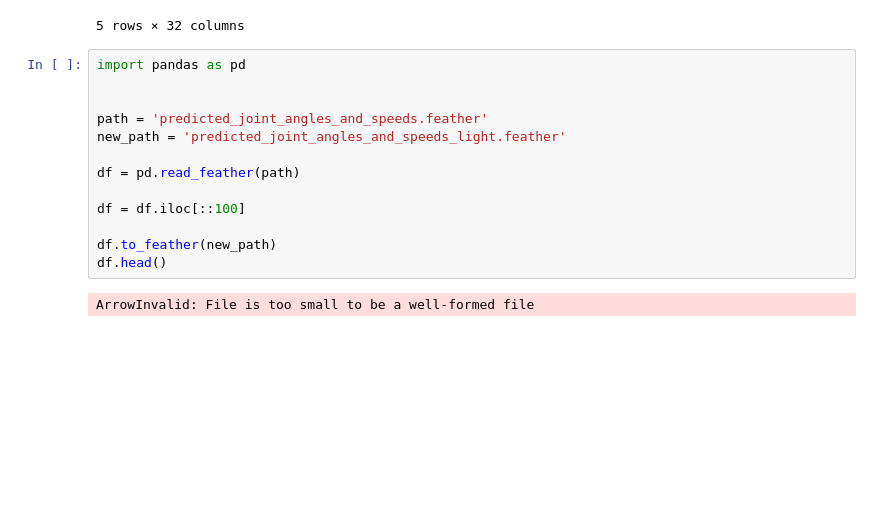
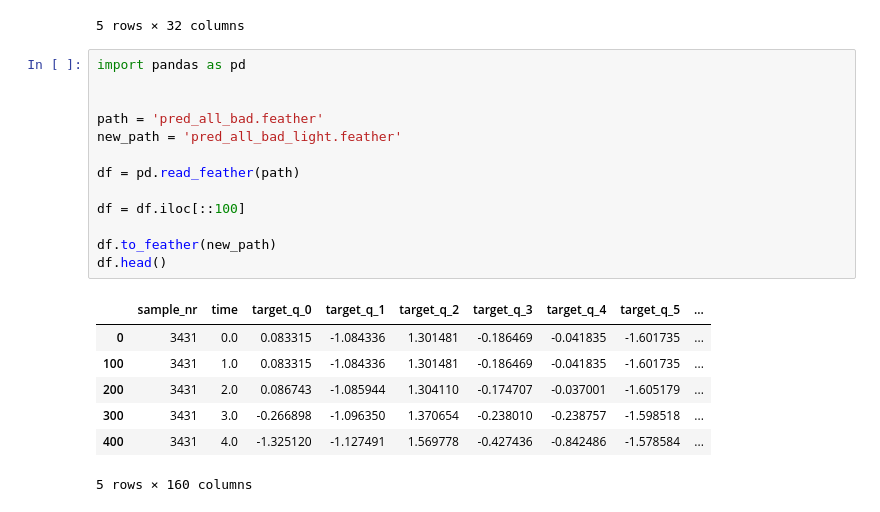
Before and after one commit to toazbenj/cmse830_fds, a Jupyter notebook: project/preprocessing/xyz_add.ipynb, the cells around one changed output. Cells and saved outputs as stored; diff of their text form; blank space fills up the shorter version.

```diff
--- a/project/preprocessing/xyz_add.ipynb
+++ b/project/preprocessing/xyz_add.ipynb
@@ -189,15 +189,21 @@ df.head()
 # %%
 import pandas as pd
 
 
-path = 'predicted_joint_angles_and_speeds.feather'
-new_path = 'predicted_joint_angles_and_speeds_light.feather'
+path = 'pred_all_bad.feather'
+new_path = 'pred_all_bad_light.feather'
 
 df = pd.read_feather(path)
 
 df = df.iloc[::100]
 
 df.to_feather(new_path)
 df.head()
 # %% [output]
+|  | sample_nr | time | target_q_0 | target_q_1 | target_q_2 | target_q_3 | target_q_4 | target_q_5 | ... |
+| 0 | 3431 | 0.0 | 0.083315 | -1.084336 | 1.301481 | -0.186469 | -0.041835 | -1.601735 | ... |
+| 100 | 3431 | 1.0 | 0.083315 | -1.084336 | 1.301481 | -0.186469 | -0.041835 | -1.601735 | ... |
+| 200 | 3431 | 2.0 | 0.086743 | -1.085944 | 1.304110 | -0.174707 | -0.037001 | -1.605179 | ... |
+| 300 | 3431 | 3.0 | -0.266898 | -1.096350 | 1.370654 | -0.238010 | -0.238757 | -1.598518 | ... |
+| 400 | 3431 | 4.0 | -1.325120 | -1.127491 | 1.569778 | -0.427436 | -0.842486 | -1.578584 | ... |
-ArrowInvalid: File is too small to be a well-formed file
+5 rows × 160 columns
```
Also changed, not shown: 4 other files.
